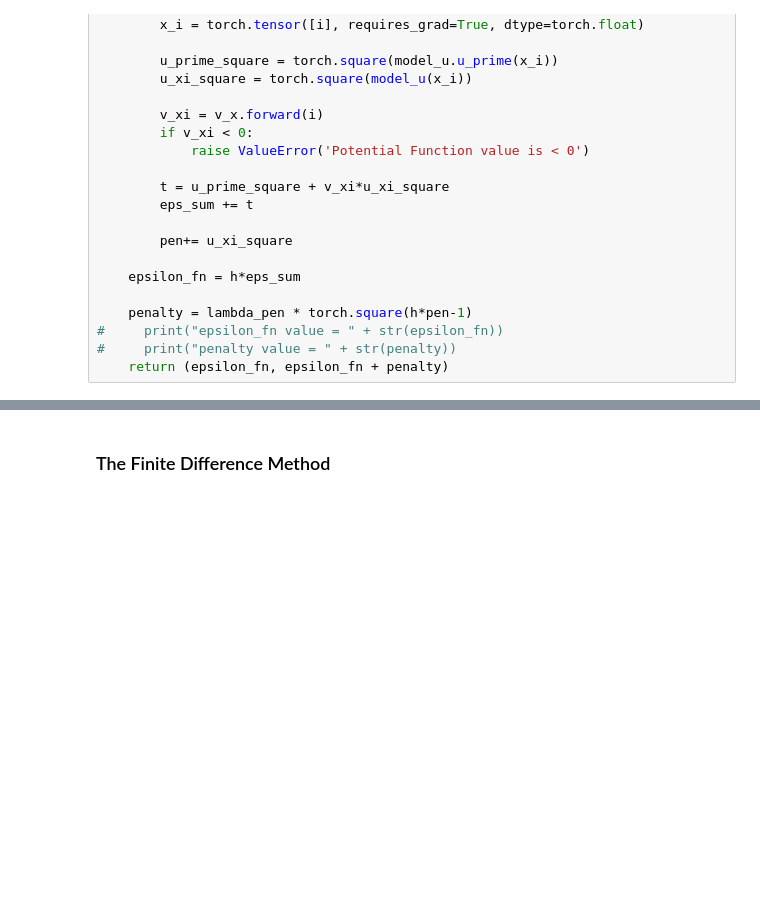
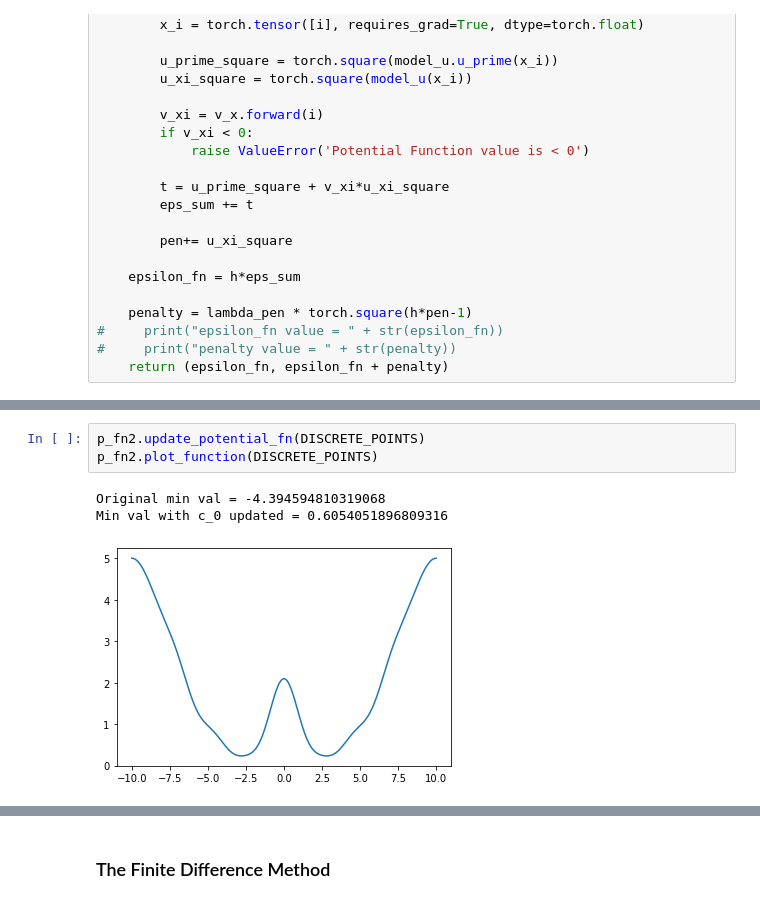
Before and after one commit to trungdoquoc/reu-math-2022, a Jupyter notebook: Data-running version.ipynb, the cells around one changed output, grey strips where cells are left out. Saved outputs shown, nothing was run; the diff lists cells and outputs as text; blank space fills up the shorter version.

```diff
--- a/Data-running version.ipynb
+++ b/Data-running version.ipynb
@@ -453,0 +460,7 @@ adam_optimizer_3 = torch.optim.Adam(model_128.parameters(),
+# %%
+p_fn2.update_potential_fn(DISCRETE_POINTS)
+p_fn2.plot_function(DISCRETE_POINTS)
+# %% [output]
+Original min val = -4.394594810319068
+Min val with c_0 updated = 0.6054051896809316
+[figure, added]
```
Also changed, not shown: parts of 9 cells of this notebook.
